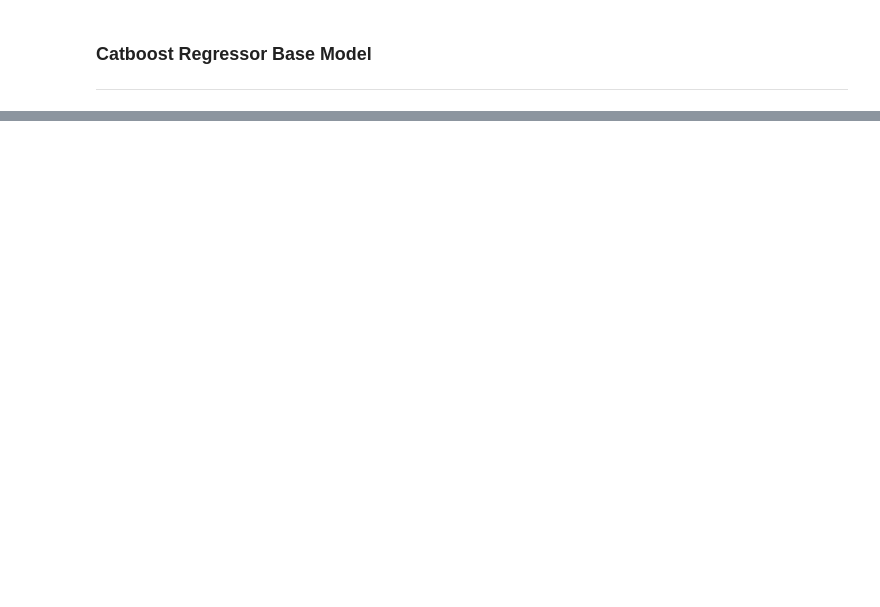
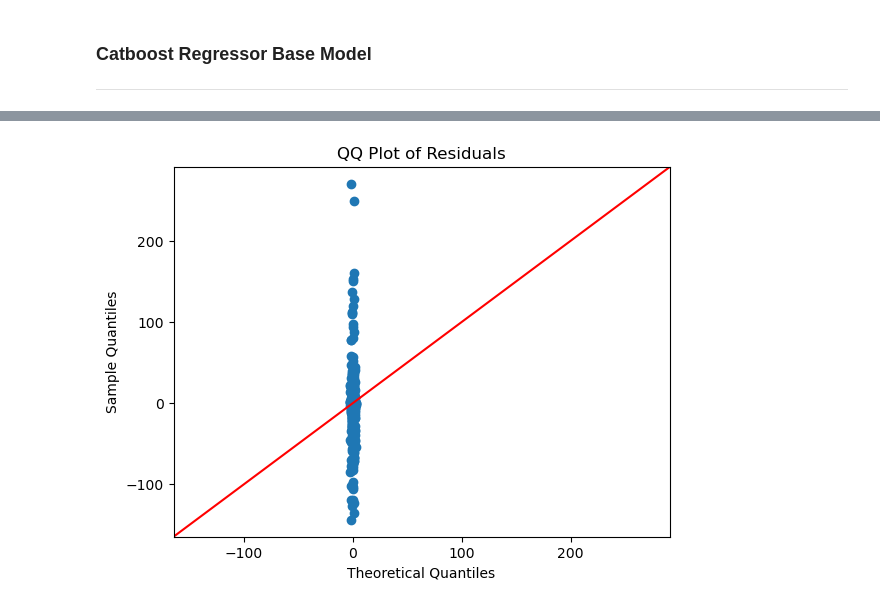
Before and after one commit to RaveEx12/cadiovascular_death, a Jupyter notebook: notebooks/cardio_model_notebook.ipynb, the cells around one changed output, grey strips where cells are left out. Drawn from its saved outputs; the diff is of its cells as text; code cells hidden in the pictures; blank space fills up the shorter version.

```diff
--- a/notebooks/cardio_model_notebook.ipynb
+++ b/notebooks/cardio_model_notebook.ipynb
@@ -288,0 +340,6 @@ CatBoostRegressor(verbose=0, )
+# %%
+# qq plot for test set
+
+plot_qq(y_test, y_test_cat_pred)
+# %% [output]
+[figure, added]
```
Also changed, not shown: parts of 42 cells of this notebook, 4 other files.
